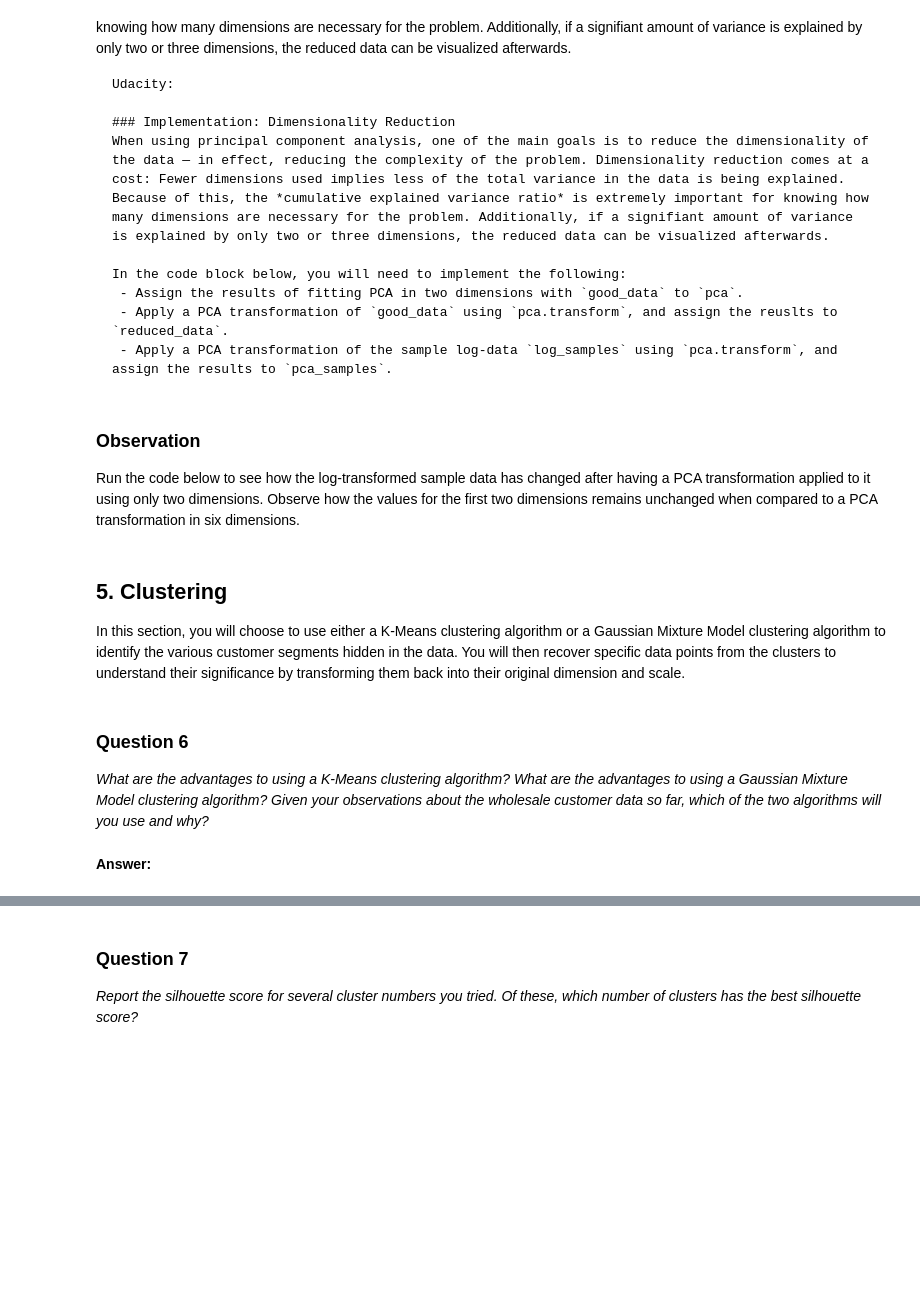
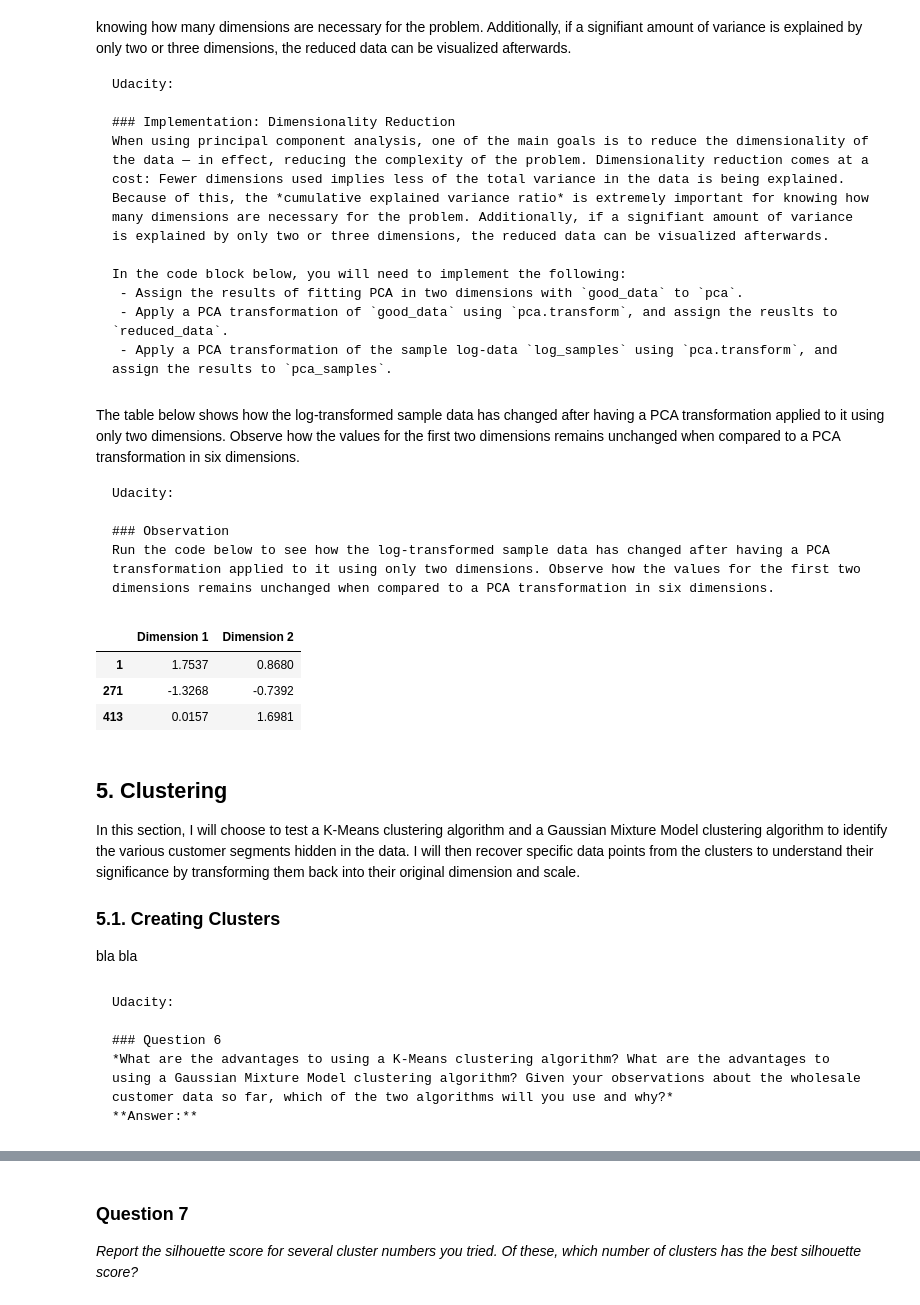
Before and after one commit to ucaiado/Customer_Segments, a Jupyter notebook: customer_segments.ipynb, the cells around one changed output, grey strips where cells are left out. Cells and saved outputs as stored; diff of their text form; code cells hidden in the pictures; blank space fills up the shorter version.

Commit message:
finish Feature transformation phase

````diff
--- a/customer_segments.ipynb
+++ b/customer_segments.ipynb
@@ -485,29 +506,50 @@ In the code block below, you will need to implement the following:
  ```
 # %%
 # TODO: Fit PCA to the good data using only two dimensions
-pca = None
+pca = decomposition.PCA(n_components=2)
+pca.fit(good_data)
 
 # TODO: Apply a PCA transformation the good data
-reduced_data = None
+reduced_data = pca.transform(good_data)
 
 # TODO: Apply a PCA transformation to the sample log-data
-pca_samples = None
+pca_samples = pca.transform(log_samples)
 
 # Create a DataFrame for the reduced data
 reduced_data = pd.DataFrame(reduced_data, columns = ['Dimension 1', 'Dimension 2'])
 # %% [markdown]
+The table below shows how the log-transformed sample data has changed after having a PCA transformation applied to it using only two dimensions. Observe how the values for the first two dimensions remains unchanged when compared to a PCA transformation in six dimensions.
+
+```
+Udacity:
+
 ### Observation
 Run the code below to see how the log-transformed sample data has changed after having a PCA transformation applied to it using only two dimensions. Observe how the values for the first two dimensions remains unchanged when compared to a PCA transformation in six dimensions.
+```
 # %%
 # Display sample log-data after applying PCA transformation in two dimensions
-display(pd.DataFrame(np.round(pca_samples, 4), columns = ['Dimension 1', 'Dimension 2']))
+df_display = pd.DataFrame(np.round(pca_samples, 4), columns = ['Dimension 1', 'Dimension 2'])
+df_display.index = log_samples.index
+display(df_display)
+# %% [output]
+|  | Dimension 1 | Dimension 2 |
+| 1 | 1.7537 | 0.8680 |
+| 271 | -1.3268 | -0.7392 |
+| 413 | 0.0157 | 1.6981 |
 # %% [markdown]
 ## 5. Clustering
 
-In this section, you will choose to use either a K-Means clustering algorithm or a Gaussian Mixture Model clustering algorithm to identify the various customer segments hidden in the data. You will then recover specific data points from the clusters to understand their significance by transforming them back into their original dimension and scale.
+In this section, I will choose to test a K-Means clustering algorithm and a Gaussian Mixture Model clustering algorithm to identify the various customer segments hidden in the data. I will then recover specific data points from the clusters to understand their significance by transforming them back into their original dimension and scale.
+
+### 5.1. Creating Clusters
+
+bla bla
 # %% [markdown]
+```
+Udacity:
+
 ### Question 6
 *What are the advantages to using a K-Means clustering algorithm? What are the advantages to using a Gaussian Mixture Model clustering algorithm? Given your observations about the wholesale customer data so far, which of the two algorithms will you use and why?*
+**Answer:**
+```
-# %% [markdown]
-**Answer:**
 # %% [markdown]
````
Also changed, not shown: parts of 8 cells of this notebook, 1 other file.
